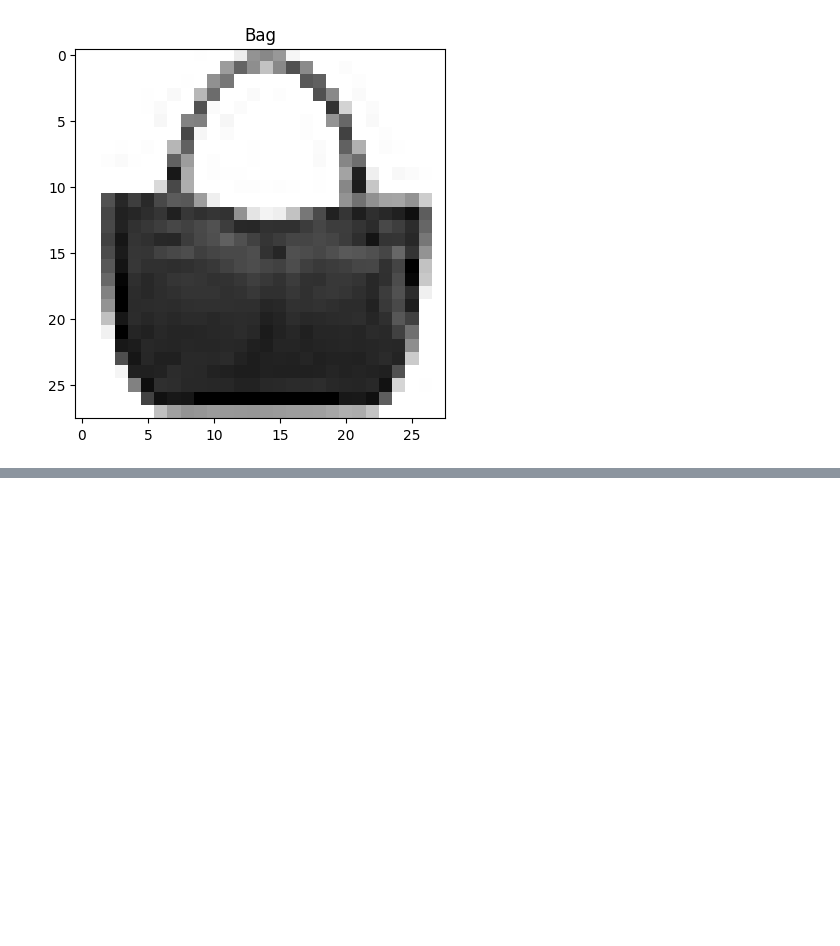
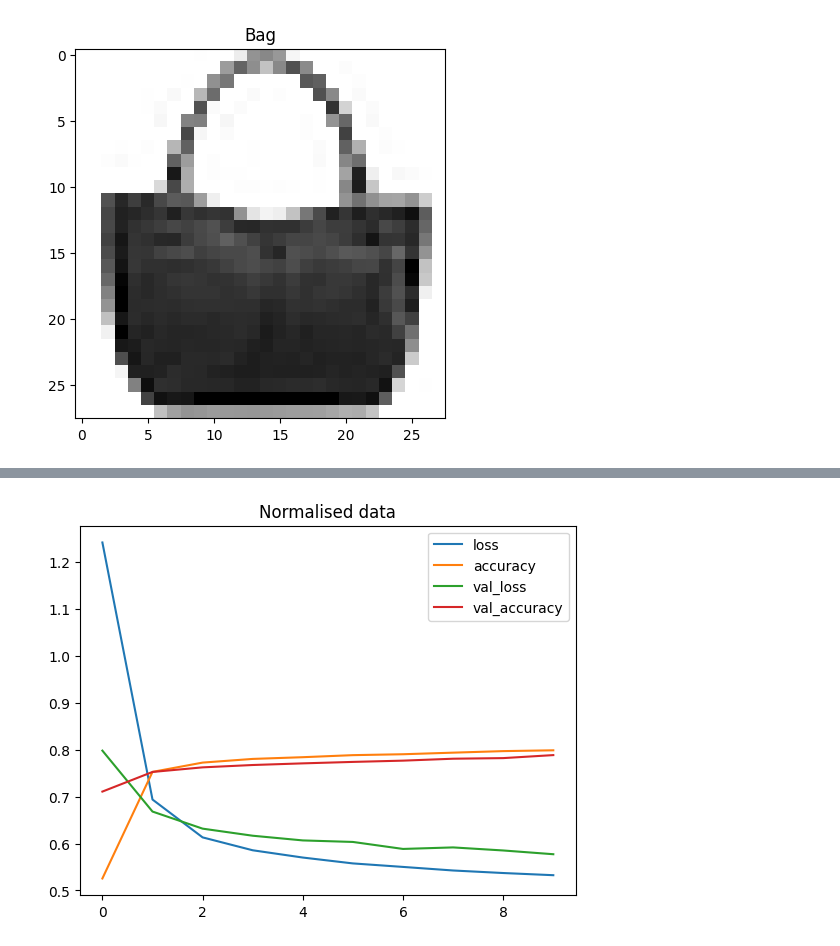
Before and after one commit to aakriti-dot/Tensorflow, a Jupyter notebook: Multiclass_classification_with_tensorflow.ipynb, the cells around one changed output, grey strips where cells are left out. Drawn from its saved outputs; the diff is of its cells as text; code cells hidden in the pictures; blank space fills up the shorter version.

```diff
--- a/Multiclass_classification_with_tensorflow.ipynb
+++ b/Multiclass_classification_with_tensorflow.ipynb
@@ -73,0 +147,3 @@ for i in range(4):
+# %%
+train_data = train_data/255
+test_data = test_data/255
@@ -74,23 +154,17 @@ for i in range(4):
 # %%
 tf.random.set_seed(42)
 
-# Create the model
-model_11 = tf.keras.Sequential([
-  tf.keras.layers.Flatten(input_shape=(28, 28)), # input layer (we had to reshape 28x28 to 784, the Flatten layer does this for us)
-  tf.keras.layers.Dense(4, activation="relu"),
-  tf.keras.layers.Dense(4, activation="relu"),
-  tf.keras.layers.Dense(10, activation="softmax") # output shape is 10, activation is softmax
+model_2 = tf.keras.Sequential([
+    tf.keras.layers.Flatten(input_shape=(28,28)),
+    tf.keras.layers.Dense(4, activation="relu"),
+    tf.keras.layers.Dense(4, activation="relu"),
+    tf.keras.layers.Dense(10, activation="softmax")
 ])
 
-# Compile the model
-model_11.compile(loss=tf.keras.losses.SparseCategoricalCrossentropy(), # different loss function for multiclass classifcation
-                 optimizer=tf.keras.optimizers.Adam(),
-                 metrics=["accuracy"])
+model_2.compile(loss=tf.keras.losses.SparseCategoricalCrossentropy(),
+                optimizer=tf.keras.optimizers.Adam(),
+                metrics=["accuracy"])
 
-# Fit the model
-non_norm_history = model_11.fit(train_data,
-                                train_labels,
-                                epochs=10,
-                                validation_data=(test_data, test_labels))
+history_2 = model_2.fit(train_data, train_labels, epochs=10,validation_data=(test_data, test_labels))
 # %% [output]
 Epoch 1/10
@@ -115,0 +204,4 @@ Epoch 10/10
+# %%
+pd.DataFrame(history_2.history).plot(title='Normalised data');
+# %% [output]
+[figure, added]
```
Also changed, not shown: parts of 11 cells of this notebook.
